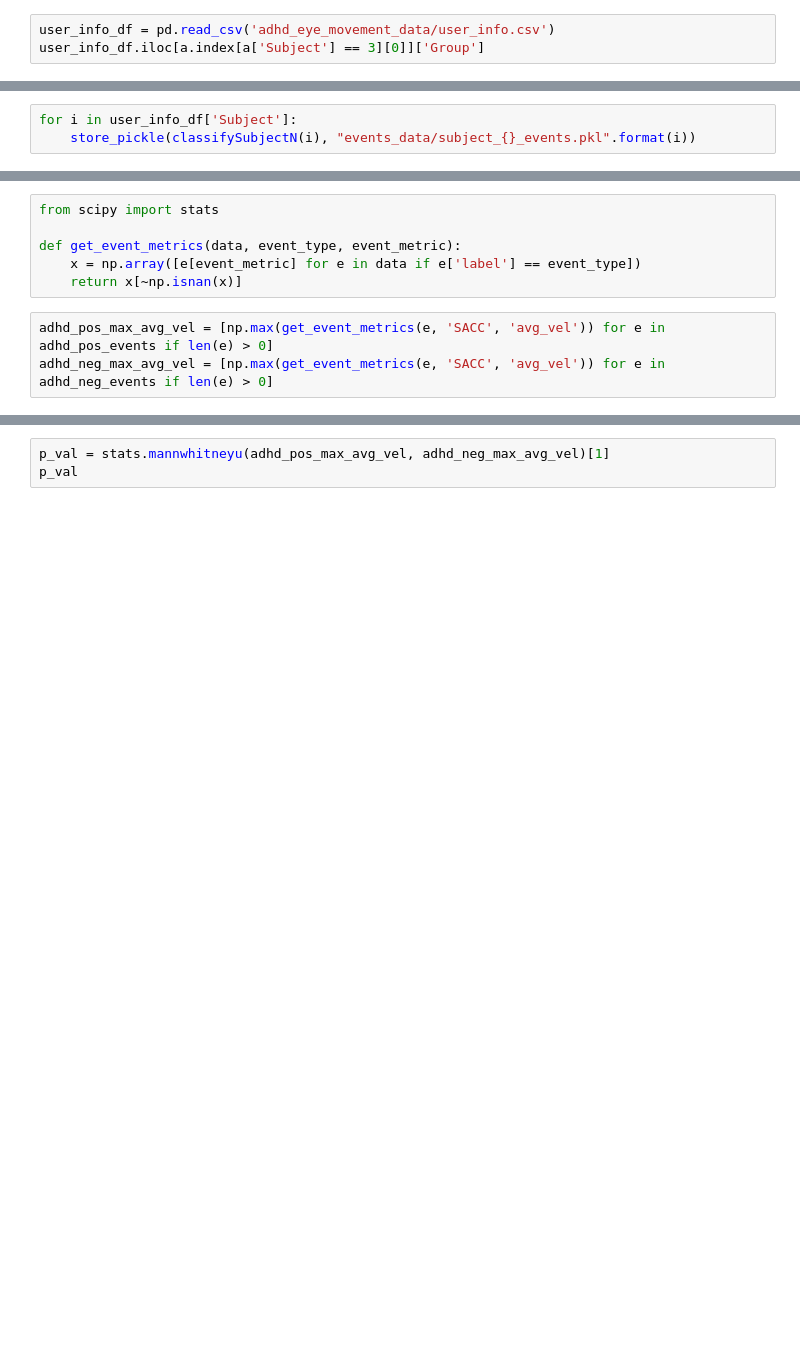
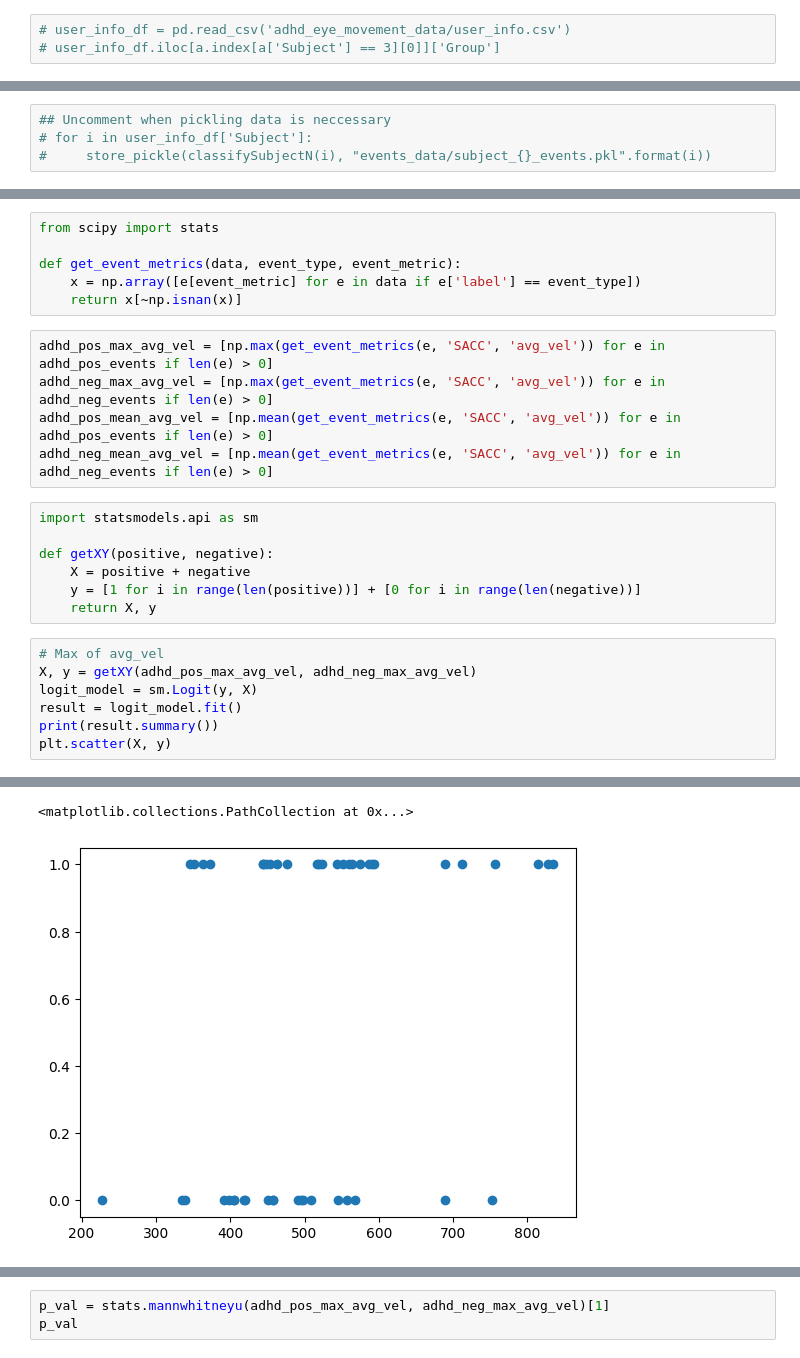
Before and after one commit to wdas03/adhd_eye_gaze_analysis, a Jupyter notebook: eye_gaze_analysis.ipynb, the cells around one changed output, grey strips where cells are left out. Saved outputs shown, nothing was run; the diff lists cells and outputs as text; blank space fills up the shorter version.

```diff
--- a/eye_gaze_analysis.ipynb
+++ b/eye_gaze_analysis.ipynb
@@ -18,5 +18,5 @@ import matplotlib.pyplot as plt
 The autoreload extension is already loaded. To reload it, use:
   %reload_ext autoreload
 # %%
-user_info_df = pd.read_csv('adhd_eye_movement_data/user_info.csv')
-user_info_df.iloc[a.index[a['Subject'] == 3][0]]['Group']
+# user_info_df = pd.read_csv('adhd_eye_movement_data/user_info.csv')
+# user_info_df.iloc[a.index[a['Subject'] == 3][0]]['Group']
@@ -83,6 +114,7 @@ def congregateSpecificMeasurement(n, field, measurement):
 # %%
-for i in user_info_df['Subject']:
-    store_pickle(classifySubjectN(i), "events_data/subject_{}_events.pkl".format(i))
+## Uncomment when pickling data is neccessary
+# for i in user_info_df['Subject']:
+#     store_pickle(classifySubjectN(i), "events_data/subject_{}_events.pkl".format(i))
 # %%
 adhd_pos_events = []
 adhd_neg_events = []
@@ -102,3 +152,20 @@ def get_event_metrics(data, event_type, event_metric):
 # %%
 adhd_pos_max_avg_vel = [np.max(get_event_metrics(e, 'SACC', 'avg_vel')) for e in adhd_pos_events if len(e) > 0]
 adhd_neg_max_avg_vel = [np.max(get_event_metrics(e, 'SACC', 'avg_vel')) for e in adhd_neg_events if len(e) > 0]
+adhd_pos_mean_avg_vel = [np.mean(get_event_metrics(e, 'SACC', 'avg_vel')) for e in adhd_pos_events if len(e) > 0]
+adhd_neg_mean_avg_vel = [np.mean(get_event_metrics(e, 'SACC', 'avg_vel')) for e in adhd_neg_events if len(e) > 0]
+# %%
+import statsmodels.api as sm
+
+def getXY(positive, negative):
+    X = positive + negative
+    y = [1 for i in range(len(positive))] + [0 for i in range(len(negative))]
+    return X, y
+# %%
+# Max of avg_vel
+X, y = getXY(adhd_pos_max_avg_vel, adhd_neg_max_avg_vel)
+logit_model = sm.Logit(y, X)
+result = logit_model.fit()
+print(result.summary())
+plt.scatter(X, y)
+# %% [output]
@@ -104,0 +189,2 @@ adhd_neg_max_avg_vel = [np.max(get_event_metrics(e, 'SACC', 'avg_vel')) for e in
+<matplotlib.collections.PathCollection at 0x...>
+[figure, added]
```
Also changed, not shown: parts of 7 cells of this notebook.
